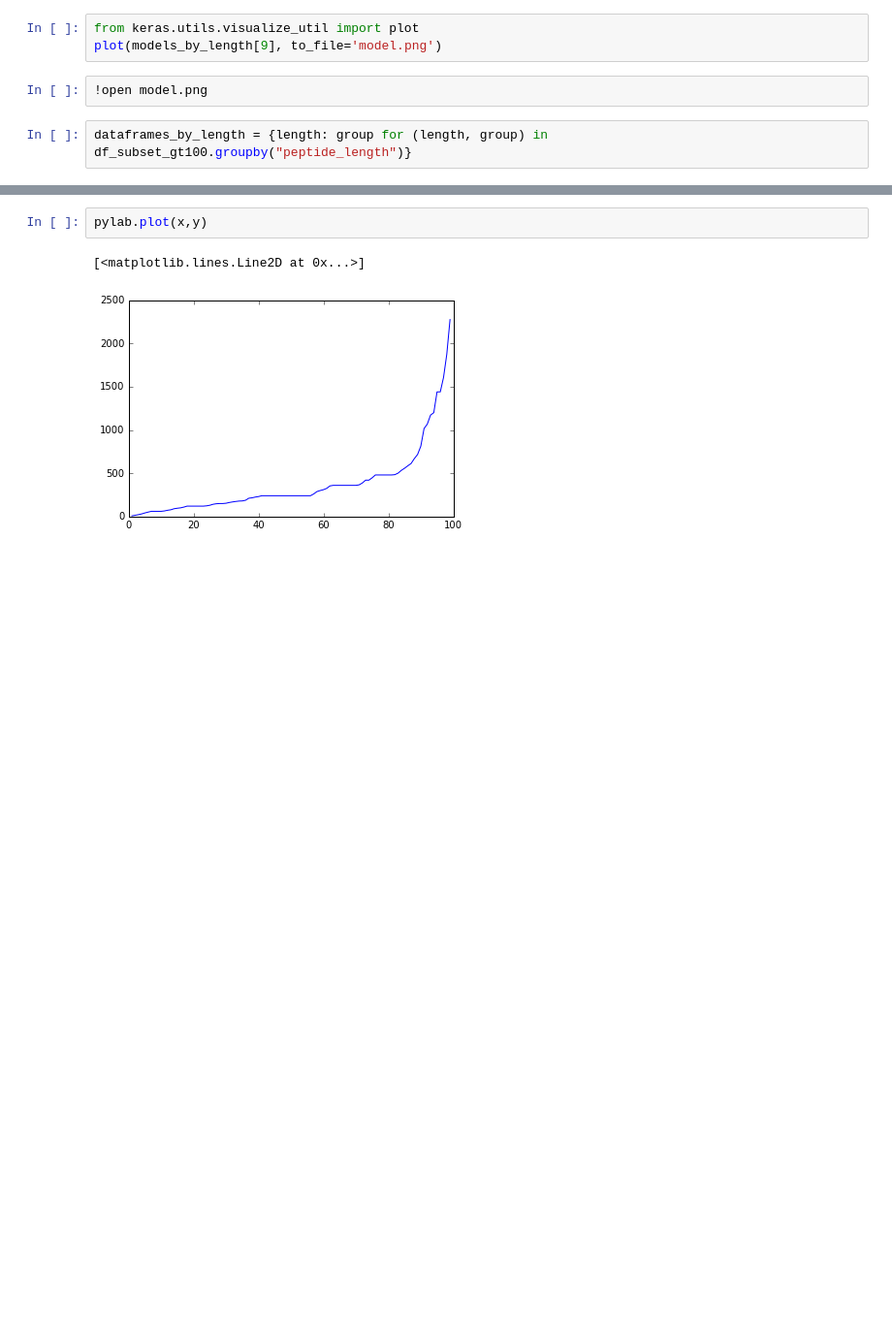
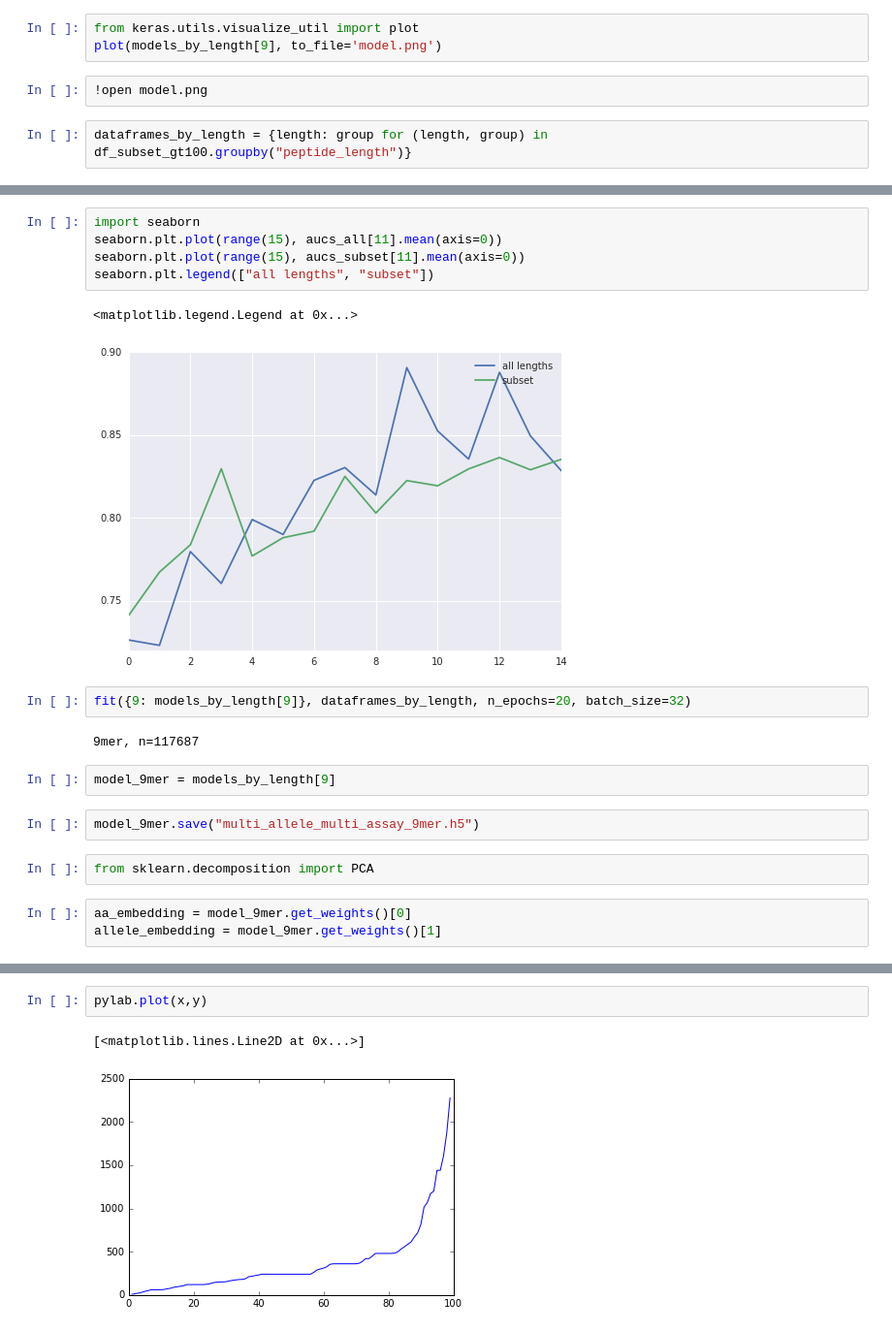
Before and after one commit to openvax/mhcflurry, a Jupyter notebook: multi-assay-iedb/Multi-Output MHC Predictors.ipynb, the cells around one changed output, grey strips where cells are left out. Shown at 97% size. Saved outputs shown, nothing was run; the diff lists cells and outputs as text; blank space fills up the shorter version.

```diff
--- a/multi-assay-iedb/Multi-Output MHC Predictors.ipynb
+++ b/multi-assay-iedb/Multi-Output MHC Predictors.ipynb
@@ -661,0 +669,21 @@ Making model for peptide length 15mer
+# %%
+import seaborn
+seaborn.plt.plot(range(15), aucs_all[11].mean(axis=0))
+seaborn.plt.plot(range(15), aucs_subset[11].mean(axis=0))
+seaborn.plt.legend(["all lengths", "subset"])
+# %% [output]
+<matplotlib.legend.Legend at 0x...>
+[figure, added]
+# %%
+fit({9: models_by_length[9]}, dataframes_by_length, n_epochs=20, batch_size=32)
+# %% [output]
+9mer, n=117687
+# %%
+model_9mer = models_by_length[9]
+# %%
+model_9mer.save("multi_allele_multi_assay_9mer.h5")
+# %%
+from sklearn.decomposition import PCA
+# %%
+aa_embedding = model_9mer.get_weights()[0]
+allele_embedding = model_9mer.get_weights()[1]
```
Also changed, not shown: parts of 22 cells of this notebook, 1 other file.
